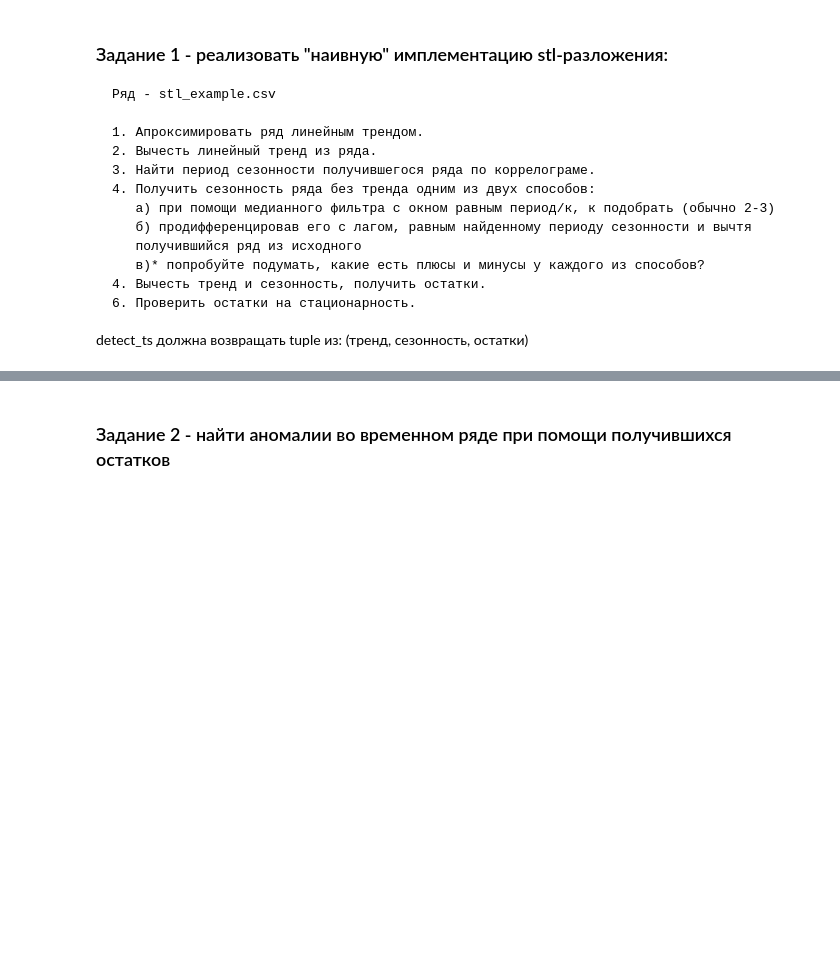
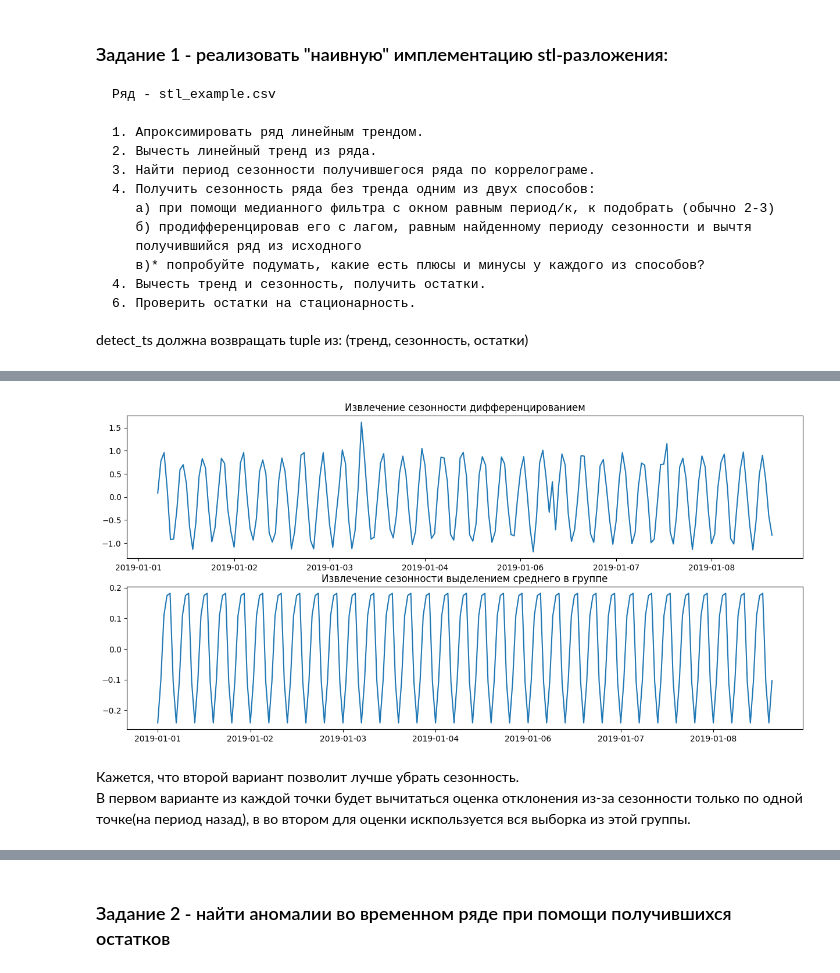
Before and after one commit to npopovv/time_series_course, a Jupyter notebook: week_1/stl.ipynb, the cells around one changed output, grey strips where cells are left out. Saved outputs shown, nothing was run; the diff lists cells and outputs as text; code cells hidden in the pictures; blank space fills up the shorter version.

```diff
--- a/week_1/stl.ipynb
+++ b/week_1/stl.ipynb
@@ -138,8 +155,25 @@ plt.plot(x, ts.values)
+# %%
+def extract_seasonality(ts_detrended, period=None):
+    """
+    Извлекает сезонную компоненту
+    """
+    means = []
+    for i in range(period):
+        means.append(detrended[i::period].mean())
+
+    season = pd.Series(index = ts_detrended.index, dtype = 'float64')
+
+    for i in range(len(season)):
+        season.iloc[i] = means[i%period]
+
+    return season
 # %%
-def extract_seasonality(ts_detrended, period=None):
+def extract_seasonality_diff(ts_detrended, period=None):
     """
-    Извлекает сезонную компоненту
+    Извлекает сезонную компоненту при помощи дифференцирования
     """
     ts_diff = ts.diff(period)
 
+    season = ts_detrended - ts_diff
+
     return season
@@ -152,0 +180,19 @@ def extract_seasonality_diff(ts_detrended, period=None):
+# %%
+seasonality_diff = extract_seasonality_diff(detrended, period = 6)
+seasonality = extract_seasonality(detrended, period = 6)
+# %%
+fig, axs = plt.subplots(2, 1, figsize = (15,7))
+axs[0].plot(seasonality_diff.index, seasonality_diff)
+axs[0].set_title('Извлечение сезонности дифференцированием')
+axs[0].set_xticks(seasonality_diff.index[::30])
+
+axs[1].plot(seasonality.index, seasonality)
+axs[1].set_title('Извлечение сезонности выделением среднего в группе')
+axs[1].set_xticks(seasonality.index[::30])
+
+fig.show()
+# %% [output]
+[figure, added]
+# %% [markdown]
+Кажется, что второй вариант позволит лучше убрать сезонность. \
+В первом варианте из каждой точки будет вычитаться оценка отклонения из-за сезонности только по одной точке(на период назад), в во втором для оценки искпользуется вся выборка из этой группы.
```
Also changed, not shown: parts of 31 cells of this notebook, 1 other file.
